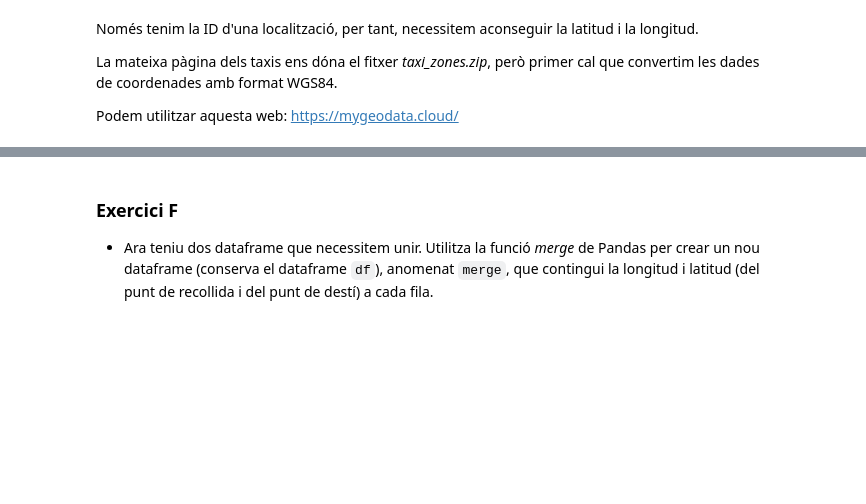
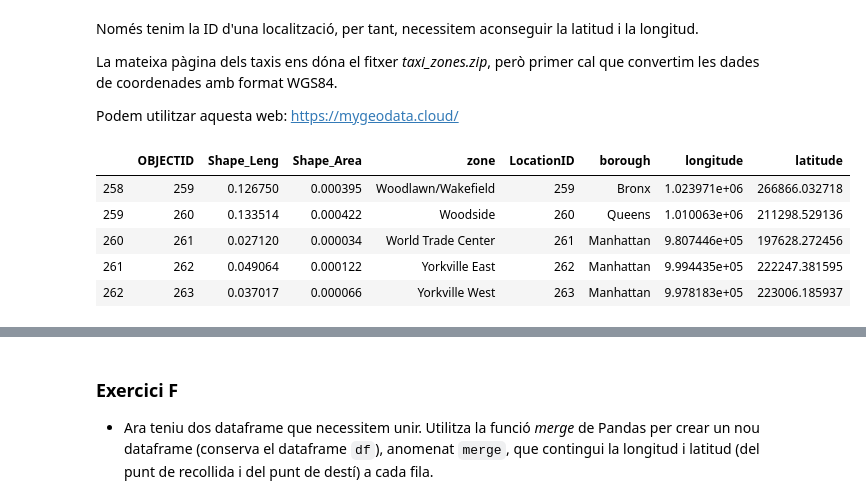
Before and after one commit to fparcerisasv/New-York-taxi-analysis, a Jupyter notebook: Practica1.ipynb, the cells around one changed output, grey strips where cells are left out. Saved outputs shown, nothing was run; the diff lists cells and outputs as text; code cells hidden in the pictures; blank space fills up the shorter version.

```diff
--- a/Practica1.ipynb
+++ b/Practica1.ipynb
@@ -640,7 +642,14 @@ attributes = sf.records()
 shp_attr = [dict(zip(fields_name, attr)) for attr in attributes]
 # %%
 df_loc = pd.DataFrame(shp_attr).join(get_lat_lon(sf, shp_dic).set_index("LocationID"), on="LocationID")
-df_loc.head()
+df_loc.tail()
+# %% [output]
+|  | OBJECTID | Shape_Leng | Shape_Area | zone | LocationID | borough | longitude | latitude |
+| 258 | 259 | 0.126750 | 0.000395 | Woodlawn/Wakefield | 259 | Bronx | 1.023971e+06 | 266866.032718 |
+| 259 | 260 | 0.133514 | 0.000422 | Woodside | 260 | Queens | 1.010063e+06 | 211298.529136 |
+| 260 | 261 | 0.027120 | 0.000034 | World Trade Center | 261 | Manhattan | 9.807446e+05 | 197628.272456 |
+| 261 | 262 | 0.049064 | 0.000122 | Yorkville East | 262 | Manhattan | 9.994435e+05 | 222247.381595 |
+| 262 | 263 | 0.037017 | 0.000066 | Yorkville West | 263 | Manhattan | 9.978183e+05 | 223006.185937 |
 # %%
 fig, ax = plt.subplots(nrows=1, ncols=2, figsize=(15,8))
 ax = plt.subplot(1, 2, 1)
```
Also changed, not shown: parts of 7 cells of this notebook.
